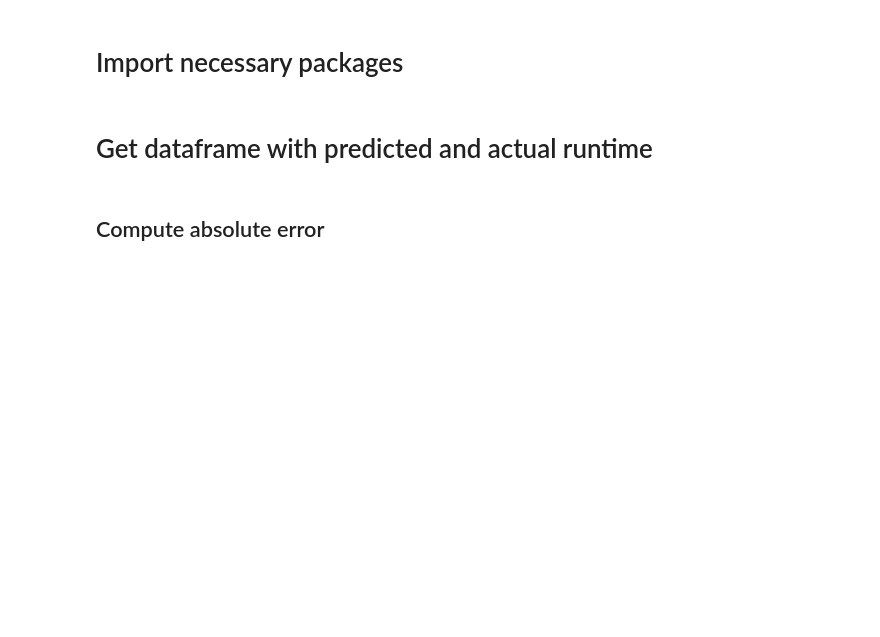
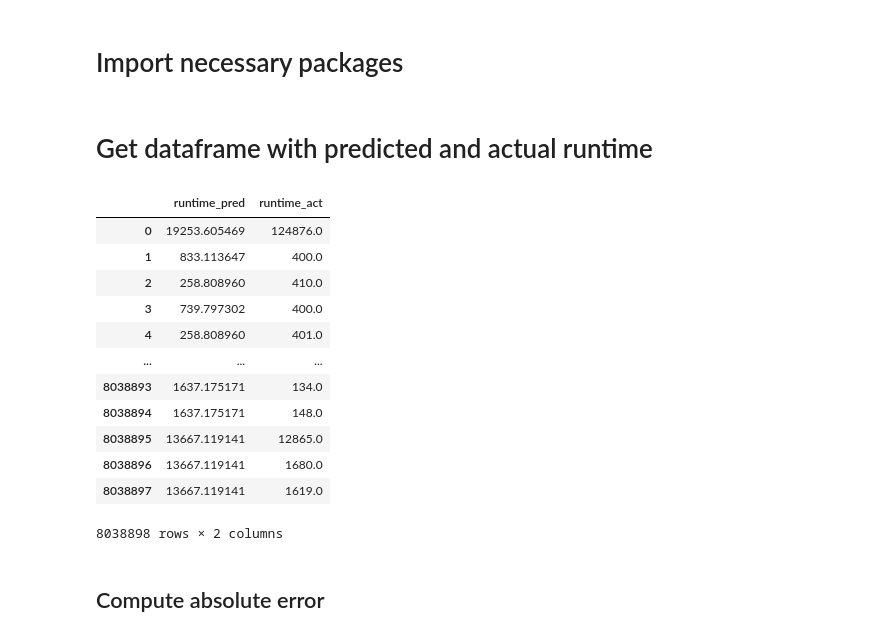
Before and after one commit to NREL/eagle-jobs, a Jupyter notebook: notebooks/Final_Model_Analysis.ipynb, the cells around one changed output. Drawn from its saved outputs; the diff is of its cells as text; code cells hidden in the pictures; blank space fills up the shorter version.

```diff
--- a/notebooks/Final_Model_Analysis.ipynb
+++ b/notebooks/Final_Model_Analysis.ipynb
@@ -16,7 +16,22 @@ from cycler import cycler
 # %% [markdown]
 # Get dataframe with predicted and actual runtime
 # %%
-pred_vs_act_df = pd.read_pickle('../data/pred_vs_act_df_20230303_0534.pkl')
+pred_vs_act_df = pd.read_parquet('../data/pred_vs_act.parquet')
+pred_vs_act_df
+# %% [output]
+|  | runtime_pred | runtime_act |
+| 0 | 19253.605469 | 124876.0 |
+| 1 | 833.113647 | 400.0 |
+| 2 | 258.808960 | 410.0 |
+| 3 | 739.797302 | 400.0 |
+| 4 | 258.808960 | 401.0 |
+| ... | ... | ... |
+| 8038893 | 1637.175171 | 134.0 |
+| 8038894 | 1637.175171 | 148.0 |
+| 8038895 | 13667.119141 | 12865.0 |
+| 8038896 | 13667.119141 | 1680.0 |
+| 8038897 | 13667.119141 | 1619.0 |
+8038898 rows × 2 columns
 # %% [markdown]
 ## Compute absolute error
 # %%
```
Also changed, not shown: 3 other files.
